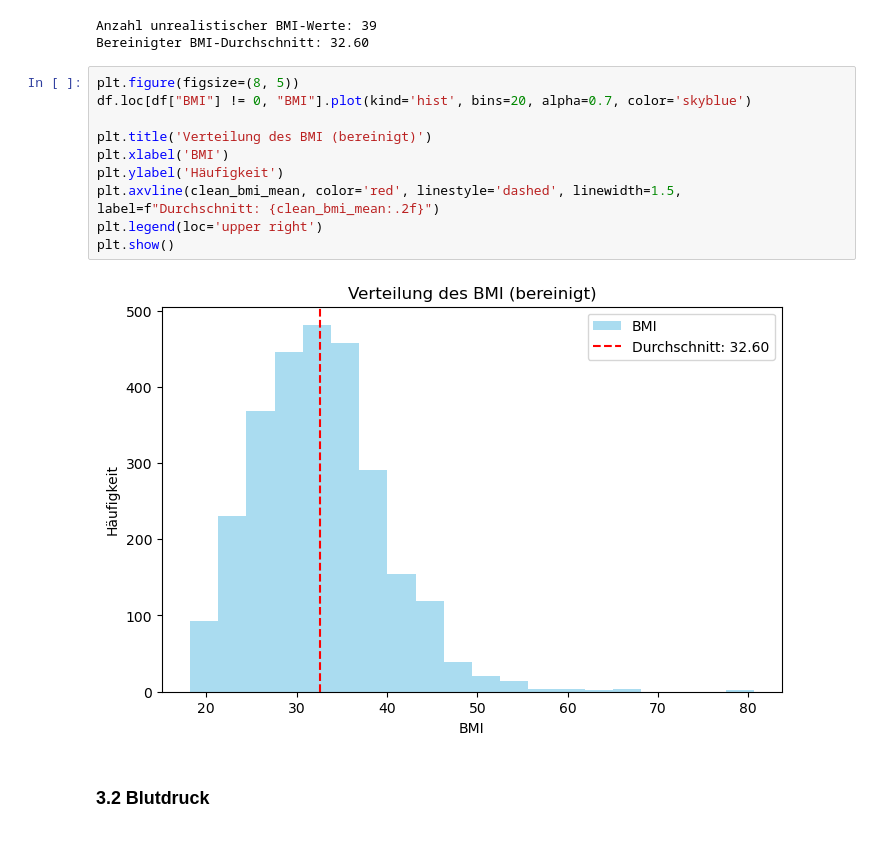
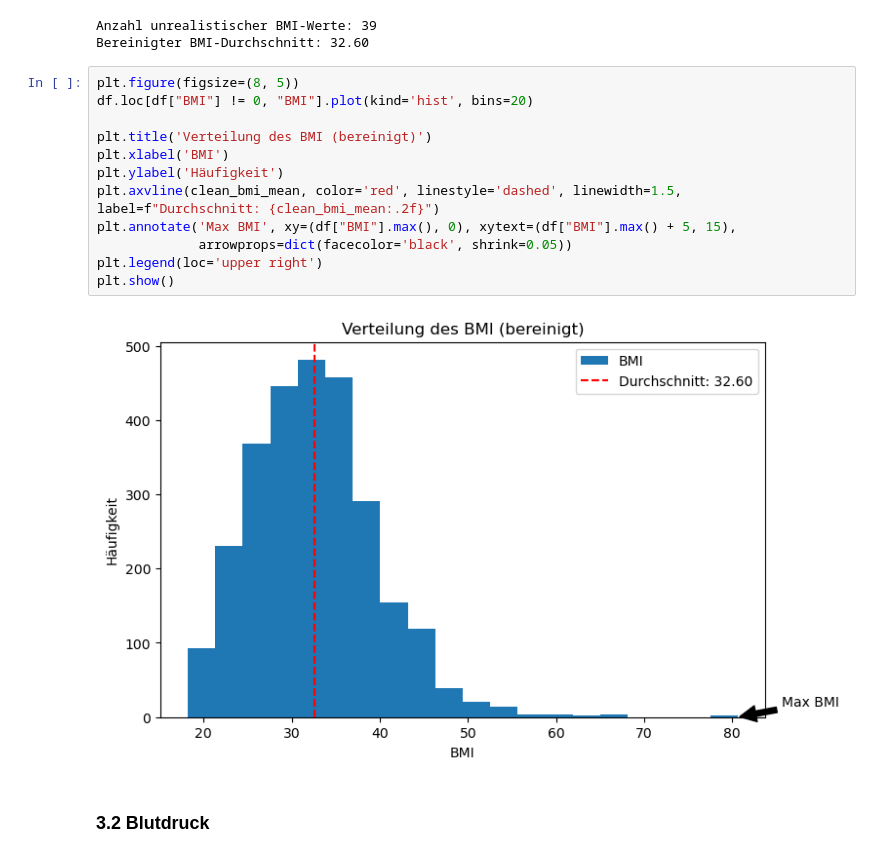
Before and after one commit to febenfasil/BMLD_LNW2, a Jupyter notebook: diabetes.ipynb, the cells around one changed output. Drawn from its saved outputs; the diff is of its cells as text.

```diff
--- a/diabetes.ipynb
+++ b/diabetes.ipynb
@@ -104,16 +110,18 @@ Anzahl unrealistischer BMI-Werte: 39
 Bereinigter BMI-Durchschnitt: 32.60
 # %%
 plt.figure(figsize=(8, 5))
-df.loc[df["BMI"] != 0, "BMI"].plot(kind='hist', bins=20, alpha=0.7, color='skyblue')
+df.loc[df["BMI"] != 0, "BMI"].plot(kind='hist', bins=20)
 
 plt.title('Verteilung des BMI (bereinigt)')
 plt.xlabel('BMI')
 plt.ylabel('Häufigkeit')
 plt.axvline(clean_bmi_mean, color='red', linestyle='dashed', linewidth=1.5, label=f"Durchschnitt: {clean_bmi_mean:.2f}")
+plt.annotate('Max BMI', xy=(df["BMI"].max(), 0), xytext=(df["BMI"].max() + 5, 15),
+             arrowprops=dict(facecolor='black', shrink=0.05))
 plt.legend(loc='upper right')
 plt.show()
 # %% [output]
-[figure, old version]
+[figure, new version]
 # %% [markdown]
 ### 3.2 Blutdruck
 # %% [markdown]
```
Also changed, not shown: parts of 3 cells of this notebook.
